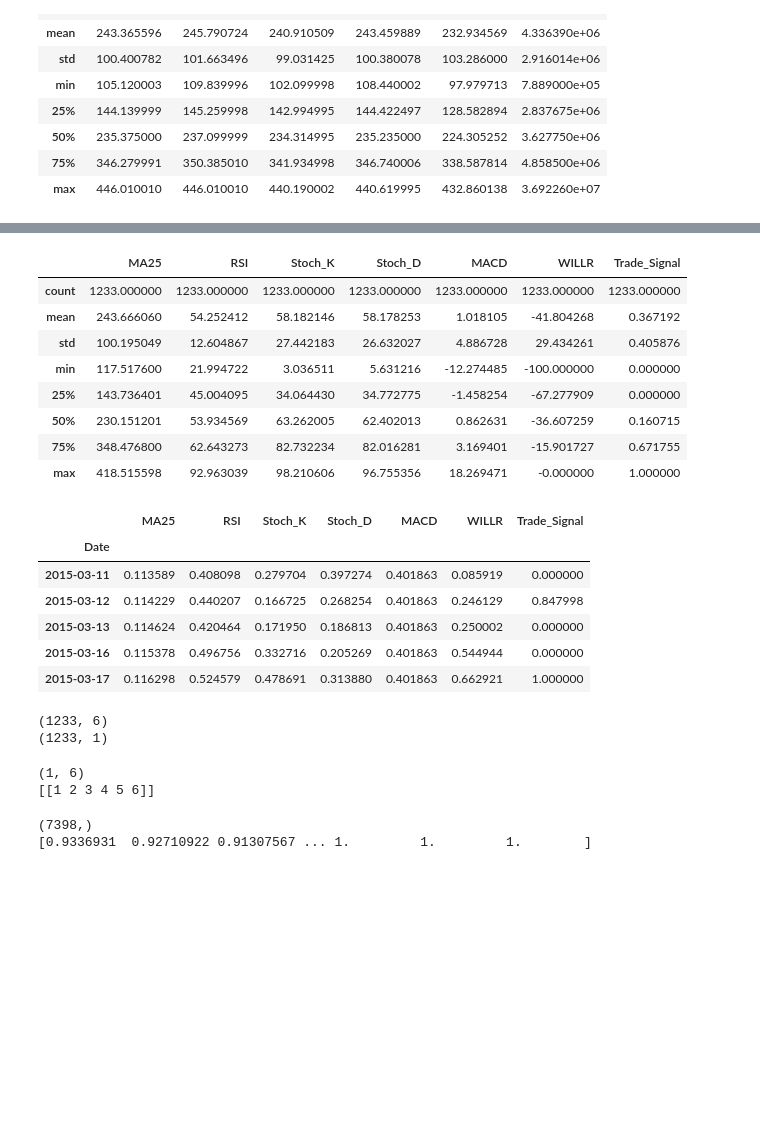
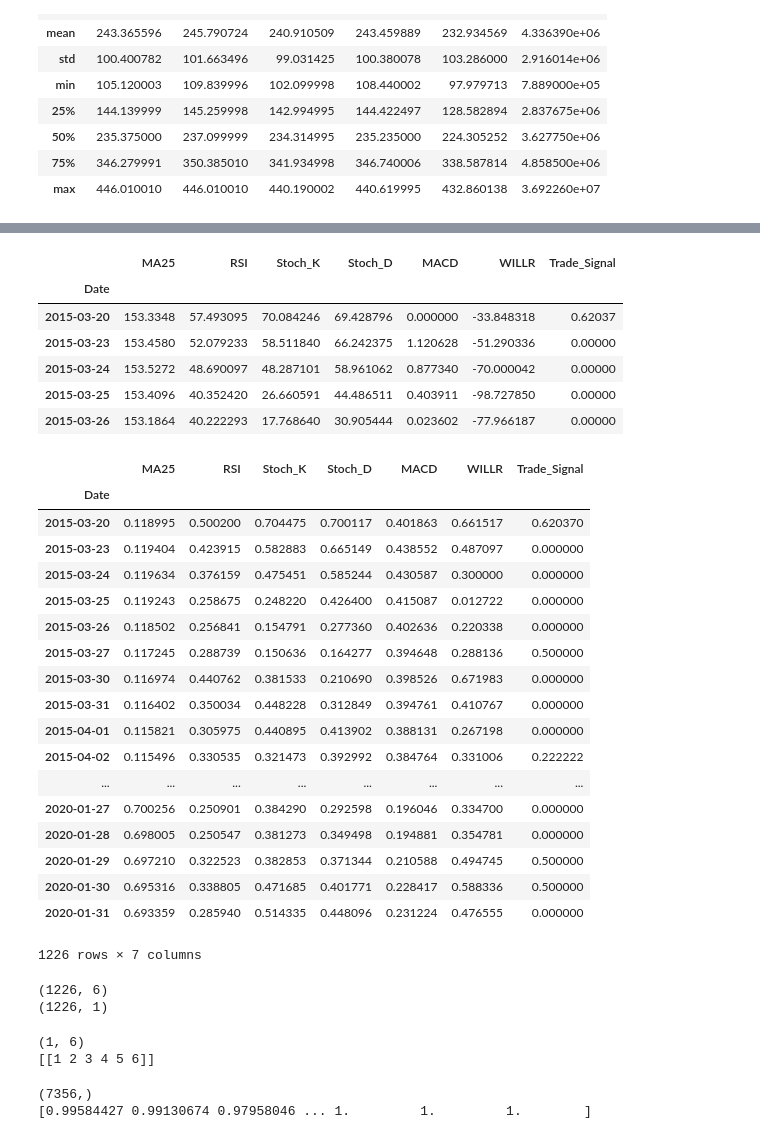
Before and after one commit to Jmaddalena42/Stock-Experiment, a Jupyter notebook: Experiment_X_ELM_2.ipynb, the cells around one changed output, grey strips where cells are left out. Saved outputs shown, nothing was run; the diff lists cells and outputs as text; code cells hidden in the pictures; blank space fills up the shorter version.

```diff
--- a/Experiment_X_ELM_2.ipynb
+++ b/Experiment_X_ELM_2.ipynb
@@ -119,46 +119,60 @@ df.tail()
 # %%
 # df.count
 # %%
-#I added .tail(n=Length - 25) to omit values where the indicators = 0 since the machine learning agorithm trains on the values
-#of the indicator values and the MA25 indicator requires 25 previous close prices to calculate.
-Length = (df.shape[0] - 25)
+#I added .tail(n=Length - 32) to omit values where the indicators = 0 since the machine learning agorithm trains on the values
+#of the indicator values and the MACD doesn't generate values until 32 periods have passed.
+Length = (df.shape[0] - 32)
 
 
 df2 = (df[['MA25', 'RSI', 'Stoch_K', 'Stoch_D', 'MACD', 'WILLR', 'Trade_Signal']].copy().tail(n=Length).copy())
 
-# df2 = df2.fillna(0)
 
-df2.describe()
+#I get na values without this but I'm worried that having those values as zero will mess with the algorithms interpretation
+#of the data
+df2 = df2.fillna(0)
+
+# df2.describe()
+df2.head()
 # %% [output]
 |  | MA25 | RSI | Stoch_K | Stoch_D | MACD | WILLR | Trade_Signal |
-| count | 1233.000000 | 1233.000000 | 1233.000000 | 1233.000000 | 1233.000000 | 1233.000000 | 1233.000000 |
-| mean | 243.666060 | 54.252412 | 58.182146 | 58.178253 | 1.018105 | -41.804268 | 0.367192 |
-| std | 100.195049 | 12.604867 | 27.442183 | 26.632027 | 4.886728 | 29.434261 | 0.405876 |
-| min | 117.517600 | 21.994722 | 3.036511 | 5.631216 | -12.274485 | -100.000000 | 0.000000 |
-| 25% | 143.736401 | 45.004095 | 34.064430 | 34.772775 | -1.458254 | -67.277909 | 0.000000 |
-| 50% | 230.151201 | 53.934569 | 63.262005 | 62.402013 | 0.862631 | -36.607259 | 0.160715 |
-| 75% | 348.476800 | 62.643273 | 82.732234 | 82.016281 | 3.169401 | -15.901727 | 0.671755 |
-| max | 418.515598 | 92.963039 | 98.210606 | 96.755356 | 18.269471 | -0.000000 | 1.000000 |
+| Date |  |  |  |  |  |  |  |
+| 2015-03-20 | 153.3348 | 57.493095 | 70.084246 | 69.428796 | 0.000000 | -33.848318 | 0.62037 |
+| 2015-03-23 | 153.4580 | 52.079233 | 58.511840 | 66.242375 | 1.120628 | -51.290336 | 0.00000 |
+| 2015-03-24 | 153.5272 | 48.690097 | 48.287101 | 58.961062 | 0.877340 | -70.000042 | 0.00000 |
+| 2015-03-25 | 153.4096 | 40.352420 | 26.660591 | 44.486511 | 0.403911 | -98.727850 | 0.00000 |
+| 2015-03-26 | 153.1864 | 40.222293 | 17.768640 | 30.905444 | 0.023602 | -77.966187 | 0.00000 |
 # %%
 #5.5. Step 5: network structure creation and training using ELM
 
 target_column = ['Trade_Signal']
 predictors = list(set(list(df2.columns))-set(target_column))
 #line 3 here fufills the data normalization of Step 5.4
 df2[predictors] = (df2[predictors] - df2[predictors].min())/(df2[predictors].max() - df2[predictors].min())
 
 #df2.describe()
 #df2.info()
-df2.head()
-# df2
+# df2.head()
+df2
 # %% [output]
 |  | MA25 | RSI | Stoch_K | Stoch_D | MACD | WILLR | Trade_Signal |
 | Date |  |  |  |  |  |  |  |
-| 2015-03-11 | 0.113589 | 0.408098 | 0.279704 | 0.397274 | 0.401863 | 0.085919 | 0.000000 |
-| 2015-03-12 | 0.114229 | 0.440207 | 0.166725 | 0.268254 | 0.401863 | 0.246129 | 0.847998 |
-| 2015-03-13 | 0.114624 | 0.420464 | 0.171950 | 0.186813 | 0.401863 | 0.250002 | 0.000000 |
-| 2015-03-16 | 0.115378 | 0.496756 | 0.332716 | 0.205269 | 0.401863 | 0.544944 | 0.000000 |
-| 2015-03-17 | 0.116298 | 0.524579 | 0.478691 | 0.313880 | 0.401863 | 0.662921 | 1.000000 |
+| 2015-03-20 | 0.118995 | 0.500200 | 0.704475 | 0.700117 | 0.401863 | 0.661517 | 0.620370 |
+| 2015-03-23 | 0.119404 | 0.423915 | 0.582883 | 0.665149 | 0.438552 | 0.487097 | 0.000000 |
+| 2015-03-24 | 0.119634 | 0.376159 | 0.475451 | 0.585244 | 0.430587 | 0.300000 | 0.000000 |
+| 2015-03-25 | 0.119243 | 0.258675 | 0.248220 | 0.426400 | 0.415087 | 0.012722 | 0.000000 |
+| 2015-03-26 | 0.118502 | 0.256841 | 0.154791 | 0.277360 | 0.402636 | 0.220338 | 0.000000 |
+| 2015-03-27 | 0.117245 | 0.288739 | 0.150636 | 0.164277 | 0.394648 | 0.288136 | 0.500000 |
+| 2015-03-30 | 0.116974 | 0.440762 | 0.381533 | 0.210690 | 0.398526 | 0.671983 | 0.000000 |
+| 2015-03-31 | 0.116402 | 0.350034 | 0.448228 | 0.312849 | 0.394761 | 0.410767 | 0.000000 |
+| 2015-04-01 | 0.115821 | 0.305975 | 0.440895 | 0.413902 | 0.388131 | 0.267198 | 0.000000 |
+| 2015-04-02 | 0.115496 | 0.330535 | 0.321473 | 0.392992 | 0.384764 | 0.331006 | 0.222222 |
+| ... | ... | ... | ... | ... | ... | ... | ... |
+| 2020-01-27 | 0.700256 | 0.250901 | 0.384290 | 0.292598 | 0.196046 | 0.334700 | 0.000000 |
+| 2020-01-28 | 0.698005 | 0.250547 | 0.381273 | 0.349498 | 0.194881 | 0.354781 | 0.000000 |
+| 2020-01-29 | 0.697210 | 0.322523 | 0.382853 | 0.371344 | 0.210588 | 0.494745 | 0.500000 |
+| 2020-01-30 | 0.695316 | 0.338805 | 0.471685 | 0.401771 | 0.228417 | 0.588336 | 0.500000 |
+| 2020-01-31 | 0.693359 | 0.285940 | 0.514335 | 0.448096 | 0.231224 | 0.476555 | 0.000000 |
+1226 rows × 7 columns
 # %%
 X = df2[predictors]
 
@@ -168,8 +182,8 @@ y = df2[target_column]
 print(X.shape) ; print(y.shape)
 # print(X)
 # %% [output]
-(1233, 6)
-(1233, 1)
+(1226, 6)
+(1226, 1)
 # %%
 Xindex = np.array([[1], [2], [3], [4], [5], [6]])
 
@@ -194,8 +208,8 @@ cx = np.tanh(np.sum(np.outer(X, Xindex).flatten(order='F').reshape(-1, 6), axis=
 
 print(cx.shape); print(cx)
 # %% [output]
-(7398,)
-[0.9336931  0.92710922 0.91307567 ... 1.         1.         1.        ]
+(7356,)
+[0.99584427 0.99130674 0.97958046 ... 1.         1.         1.        ]
 # %%
 
 cx = cx.reshape(1, len(cx) ).T
```
Also changed, not shown: parts of 3 cells of this notebook.
